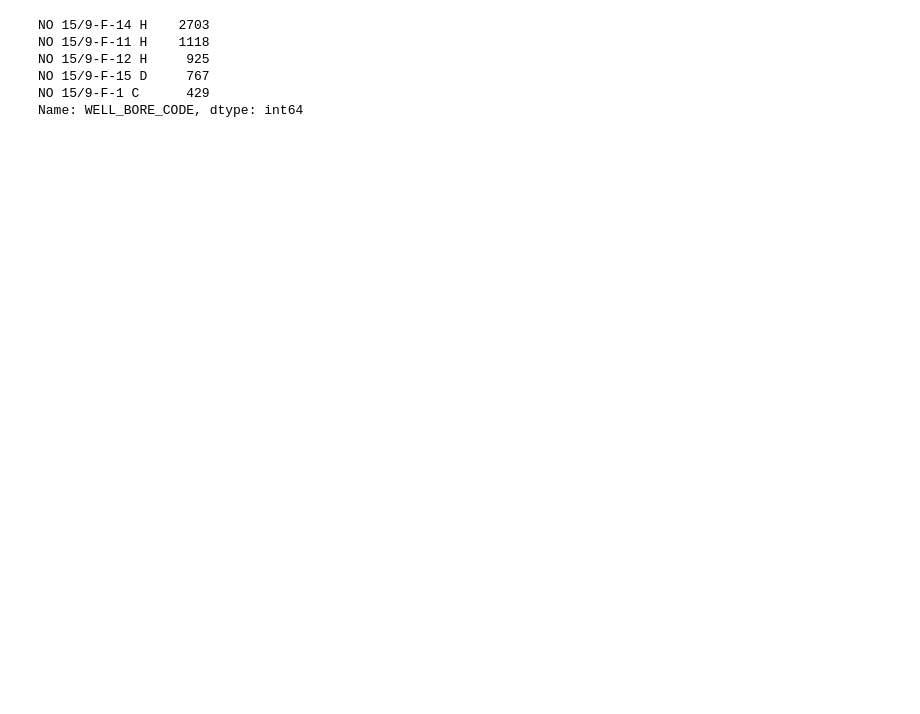
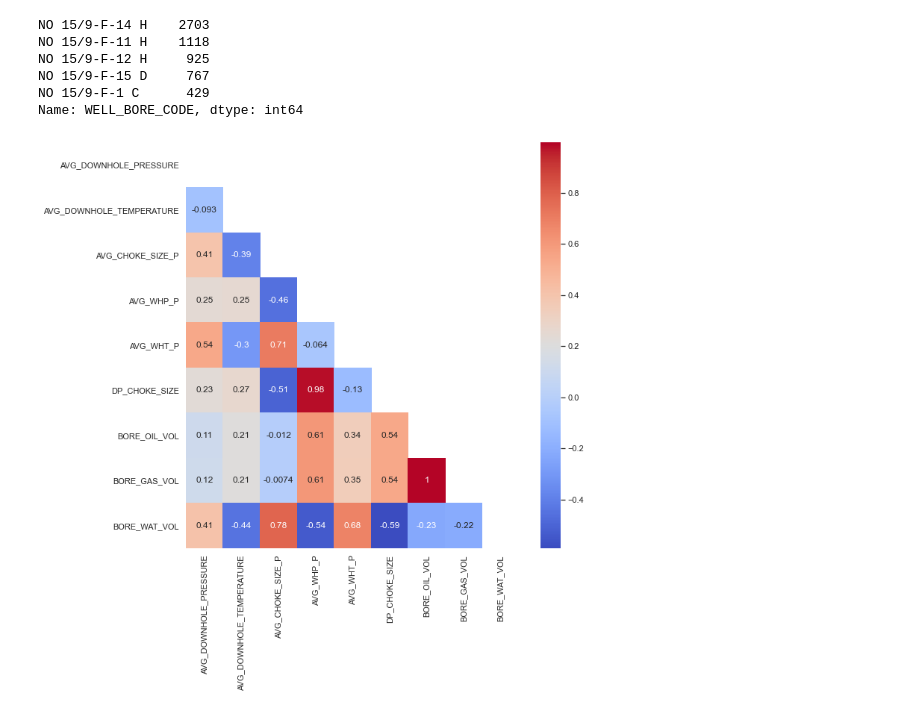
Before and after one commit to KarimMAJDOUB/Volve-field-machine-learning, a Jupyter notebook: BHP Prediction/Notebooks/EDA.ipynb, the cells around one changed output. Saved outputs shown, nothing was run; the diff lists cells and outputs as text; code cells hidden in the pictures; blank space fills up the shorter version.

```diff
--- a/BHP Prediction/Notebooks/EDA.ipynb
+++ b/BHP Prediction/Notebooks/EDA.ipynb
@@ -167,3 +198,4 @@ df = df.drop(df.columns[5], axis =1)
 # %%
 #AVG_CHOKE_UOM (Symbol)
-df = df.drop(df.columns[7], axis =1)
+df = df.drop(df.columns[6], axis =1)
+df
@@ -182,3 +243,6 @@ df=df.iloc[:,:12]
+# %%
+#AVG_DP_Tubing : Pressure difference between top and bottom of well
+df=df.drop(df.columns[4], axis =1)
 # %%
 df.info()
 # %% [output]
@@ -213,0 +284,4 @@ df.to_csv('Data/Cleaned_Data.csv')
+# %%
+EDA_Func.half_corr_heatmap(df, title=None, file=None)
+# %% [output]
+[figure, added]
```
Also changed, not shown: parts of 16 cells of this notebook, 1 other file.
